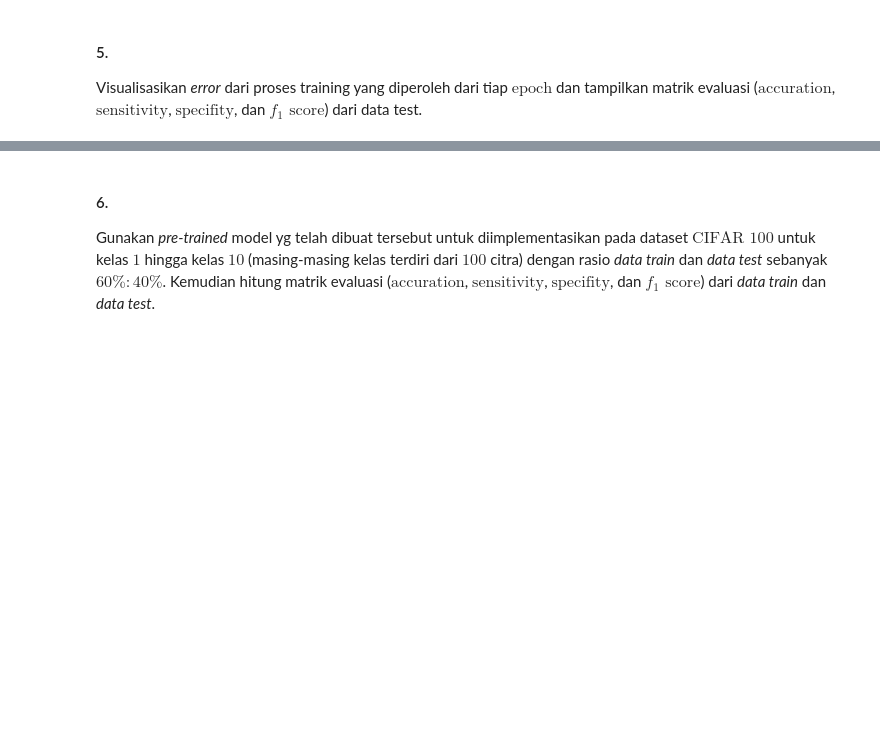
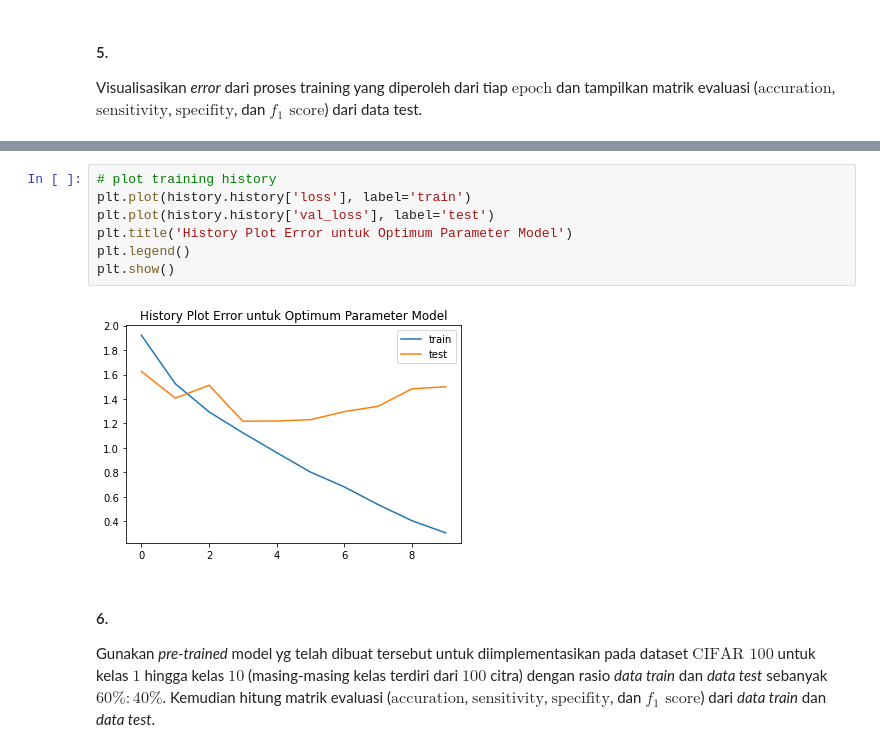
Before and after one commit to reiva5/CSC6801381-pemelajaran-mesin-lanjut, a Jupyter notebook: Lab 3/src/Tugas3_Jehian Norman Saviero_2006609645.ipynb, the cells around one changed output, grey strips where cells are left out. Cells and saved outputs as stored; diff of their text form; blank space fills up the shorter version.

```diff
--- a/Lab 3/src/Tugas3_Jehian Norman Saviero_2006609645.ipynb
+++ b/Lab 3/src/Tugas3_Jehian Norman Saviero_2006609645.ipynb
@@ -625,3 +627,12 @@ predict_and_get_metrics(final_convolutional_model, x_test, y_test, label='Data T
+# %%
+# plot training history
+plt.plot(history.history['loss'], label='train')
+plt.plot(history.history['val_loss'], label='test')
+plt.title('History Plot Error untuk Optimum Parameter Model')
+plt.legend()
+plt.show()
+# %% [output]
+[figure, added]
 # %% [markdown]
 #### 6.
 Gunakan _pre-trained_ model yg telah dibuat tersebut untuk diimplementasikan pada dataset $\text{CIFAR 100}$ untuk kelas $1$ hingga kelas $10$ (masing-masing kelas terdiri dari
```
Also changed, not shown: parts of 10 cells of this notebook.
